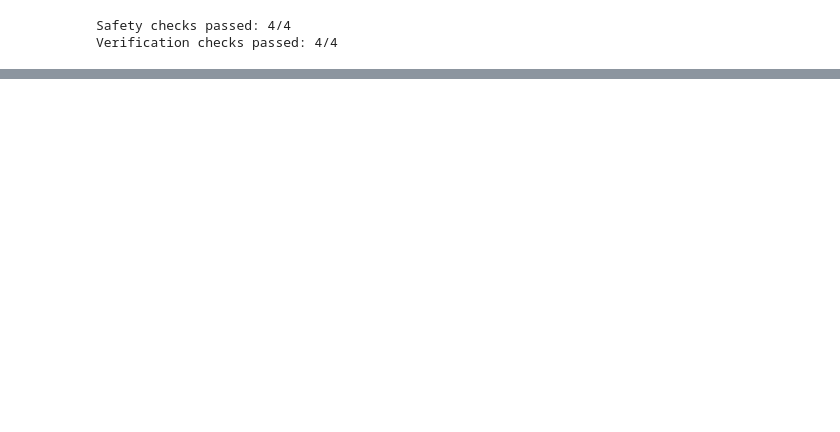
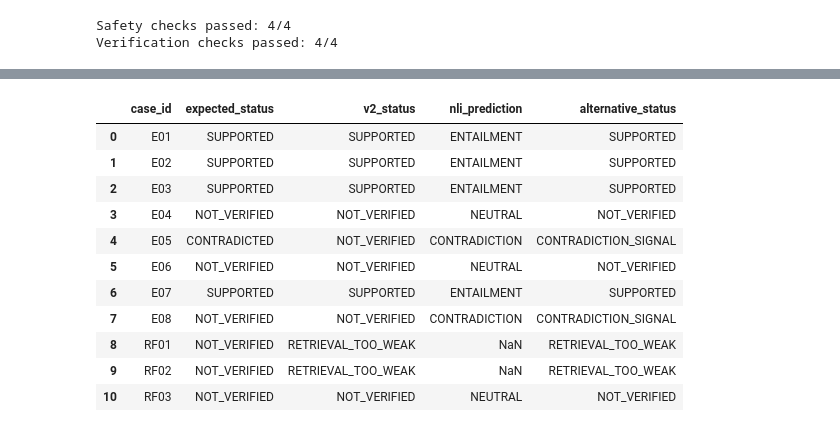
Before and after one commit to anushreeg1975/Trustworthy-MentalAI, a Jupyter notebook: mental_ai.ipynb, the cells around one changed output, grey strips where cells are left out. Saved outputs shown, nothing was run; the diff lists cells and outputs as text; code cells hidden in the pictures; blank space fills up the shorter version.

```diff
--- a/mental_ai.ipynb
+++ b/mental_ai.ipynb
@@ -11237,0 +11998,20 @@ Verification checks passed: 4/4
+# %%
+from pathlib import Path
+import json
+
+results_dir = Path("results")
+
+for path in sorted(results_dir.glob("*.json")):
+    try:
+        with path.open("r", encoding="utf-8") as f:
+            data = json.load(f)
+
+        if isinstance(data, dict):
+            print(f"\n{path}")
+            print("Top-level keys:", list(data.keys()))
+
+            for key, value in data.items():
+                if isinstance(value, list):
+                    print(f"  {key}: {len(value)} records")
+    except (json.JSONDecodeError, OSError):
+        continue
@@ -11237,0 +12347,58 @@ Verification checks passed: 4/4
+# %%
+import json
+from pathlib import Path
+import pandas as pd
+
+path = Path("results/retrieval_gate_v2_comparison_v1.json")
+
+with path.open("r", encoding="utf-8") as f:
+    experiment = json.load(f)
+
+df = pd.DataFrame(experiment["results"])
+
+def alternative_status(row):
+    if row["v2_status"] == "RETRIEVAL_TOO_WEAK":
+        return "RETRIEVAL_TOO_WEAK"
+
+    prediction = row["nli_prediction"]
+
+    if prediction == "ENTAILMENT":
+        return "SUPPORTED"
+    elif prediction == "CONTRADICTION":
+        return "CONTRADICTION_SIGNAL"
+    else:
+        return "NOT_VERIFIED"
+
+df["alternative_status"] = df.apply(alternative_status, axis=1)
+
+print("POLICY COMPARISON")
+display(
+    df[
+        [
+            "case_id",
+            "expected_status",
+            "v2_status",
+            "nli_prediction",
+            "alternative_status",
+        ]
+    ]
+)
+
+print("\nCONTRADICTION SIGNALS:")
+display(
+    df.loc[
+        df["nli_prediction"] == "CONTRADICTION",
+        [
+            "case_id",
+            "expected_status",
+            "v2_status",
+            "alternative_status",
+        ],
+    ]
+)
+
+print(
+    "\nNote: CONTRADICTION_SIGNAL is a diagnostic output,",
+    "not a claim that the statement is objectively false."
+)
+# %% [output]
@@ -11237,0 +12406,12 @@ Verification checks passed: 4/4
+|  | case_id | expected_status | v2_status | nli_prediction | alternative_status |
+| 0 | E01 | SUPPORTED | SUPPORTED | ENTAILMENT | SUPPORTED |
+| 1 | E02 | SUPPORTED | SUPPORTED | ENTAILMENT | SUPPORTED |
+| 2 | E03 | SUPPORTED | SUPPORTED | ENTAILMENT | SUPPORTED |
+| 3 | E04 | NOT_VERIFIED | NOT_VERIFIED | NEUTRAL | NOT_VERIFIED |
+| 4 | E05 | CONTRADICTED | NOT_VERIFIED | CONTRADICTION | CONTRADICTION_SIGNAL |
+| 5 | E06 | NOT_VERIFIED | NOT_VERIFIED | NEUTRAL | NOT_VERIFIED |
+| 6 | E07 | SUPPORTED | SUPPORTED | ENTAILMENT | SUPPORTED |
+| 7 | E08 | NOT_VERIFIED | NOT_VERIFIED | CONTRADICTION | CONTRADICTION_SIGNAL |
+| 8 | RF01 | NOT_VERIFIED | RETRIEVAL_TOO_WEAK | NaN | RETRIEVAL_TOO_WEAK |
+| 9 | RF02 | NOT_VERIFIED | RETRIEVAL_TOO_WEAK | NaN | RETRIEVAL_TOO_WEAK |
+| 10 | RF03 | NOT_VERIFIED | NOT_VERIFIED | NEUTRAL | NOT_VERIFIED |
```
Also changed, not shown: parts of 53 cells of this notebook, 8 other files.
